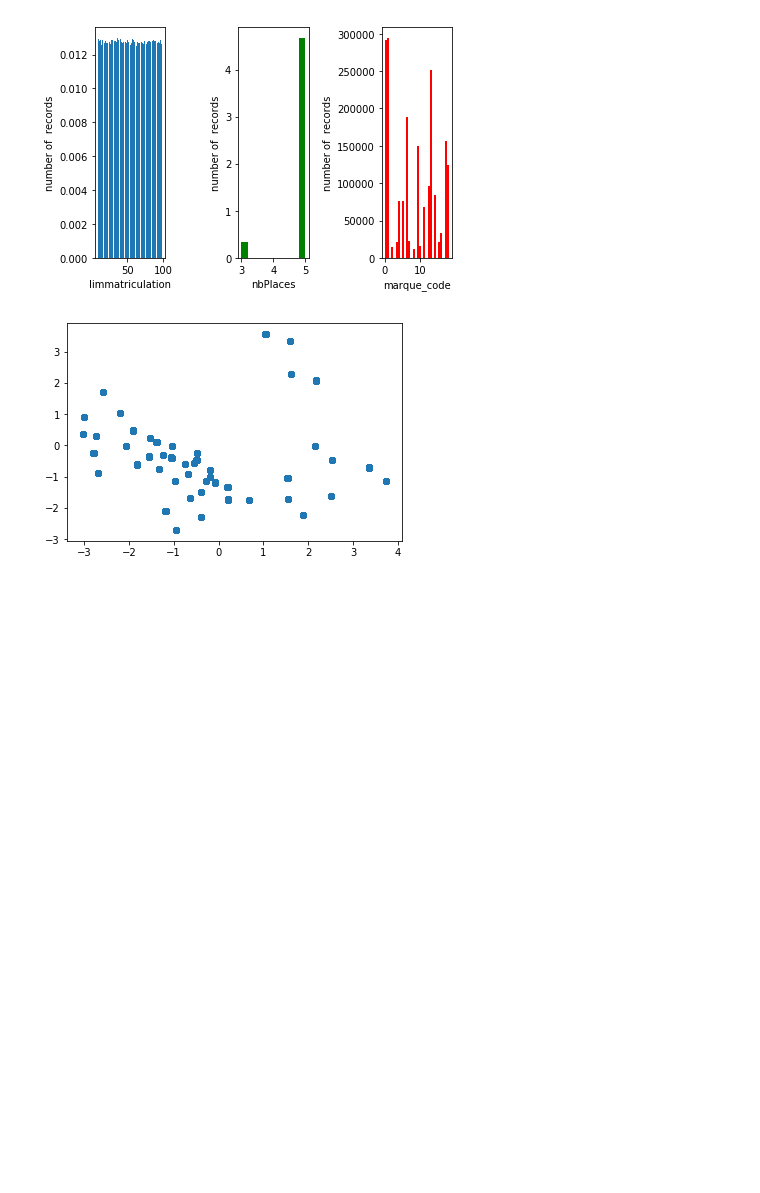
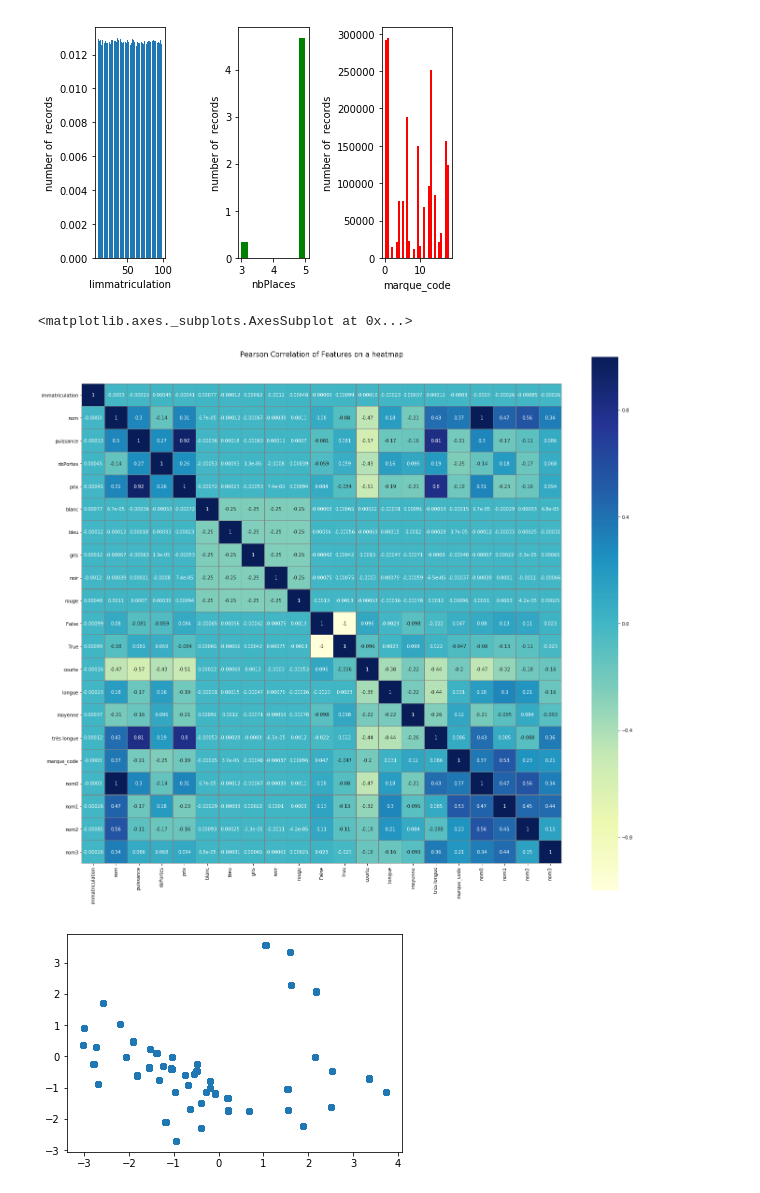
Before and after one commit to nicholas-bn/Data-Analytics-Python, a Jupyter notebook: notebook/cluster_vehicule EDA.ipynb, the cells around one changed output. Drawn from its saved outputs; the diff is of its cells as text; code cells hidden in the pictures; blank space fills up the shorter version.

Commit message:
ajout d'une heatmap avant l'application du PCA pour voir les corrélations

```diff
--- a/notebook/cluster_vehicule EDA.ipynb
+++ b/notebook/cluster_vehicule EDA.ipynb
@@ -188,6 +188,17 @@ mat = df.as_matrix()
 scaler = StandardScaler(with_mean=True, with_std=True)
 scaler.fit(mat)
 data = scaler.transform(mat)
+# %%
+# Heatmap to see differents correlations between data
+plt.figure(figsize=(23,21))
+plt.title('Pearson Correlation of standard scaled features on a heatmap', y=1.05, size=15)
+sns.heatmap(df.corr(),linewidths=0.1,vmax=1.0, square=True, linecolor='grey', annot=True, cmap="YlGnBu")
+
+# On en déduit plusieurs corrélations importantes :
+#
+# %% [output]
+<matplotlib.axes._subplots.AxesSubplot at 0x...>
+[figure, added]
 # %%
 from sklearn.decomposition import PCA
 
```
Also changed, not shown: parts of 2 cells of this notebook.
